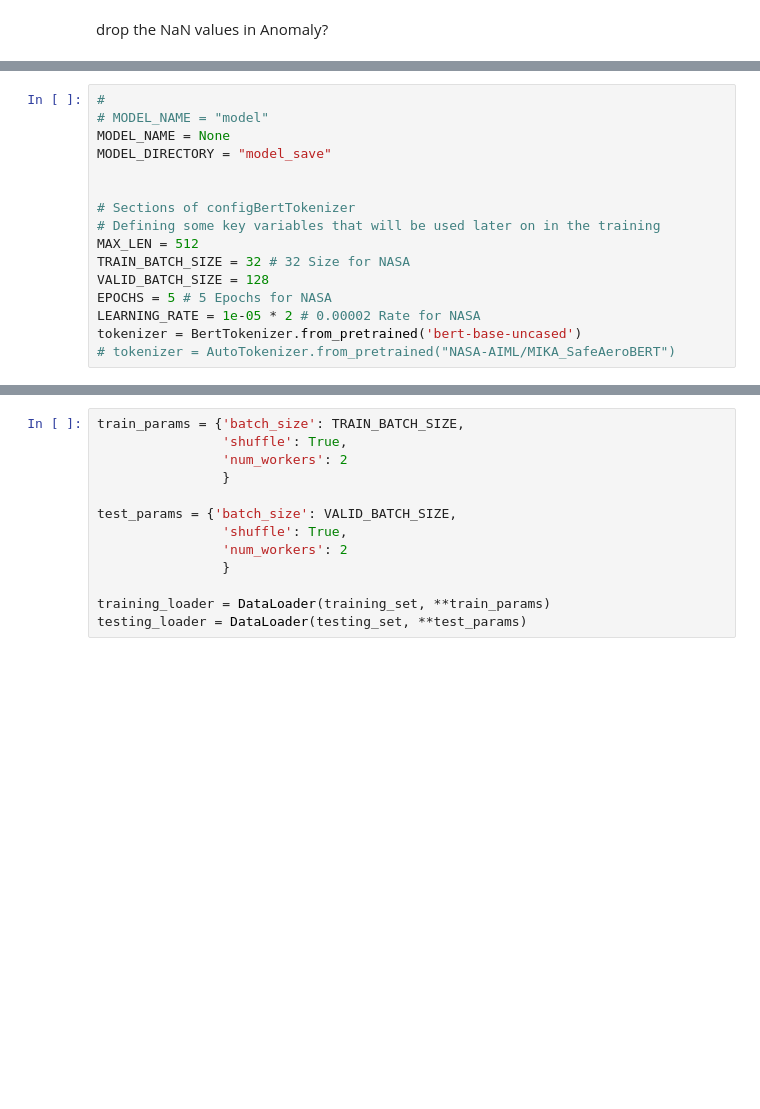
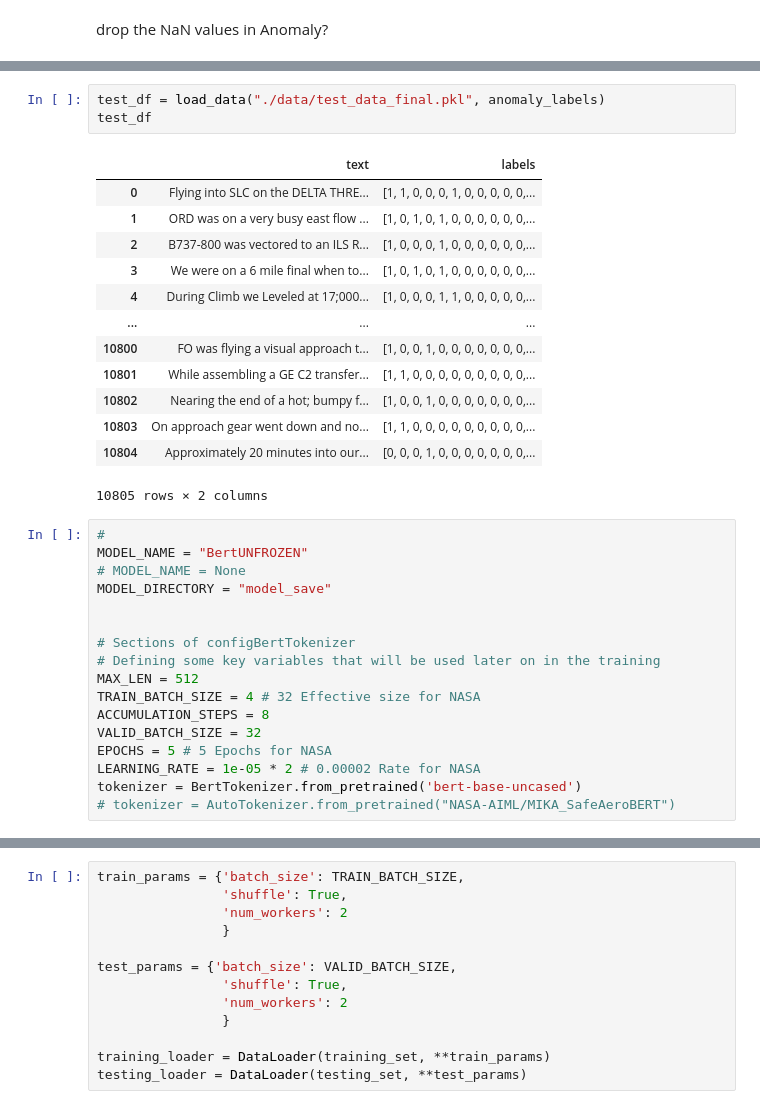
Before and after one commit to Gogonemnem/Safran-Project, a Jupyter notebook: aviation-classification.ipynb, the cells around one changed output, grey strips where cells are left out. Cells and saved outputs as stored; diff of their text form; blank space fills up the shorter version.

```diff
--- a/aviation-classification.ipynb
+++ b/aviation-classification.ipynb
@@ -95,15 +90,33 @@ A Dataframe with 10824 entries has been loaded
+# %%
+test_df = load_data("./data/test_data_final.pkl", anomaly_labels)
+test_df
+# %% [output]
+|  | text | labels |
+| 0 | Flying into SLC on the DELTA THRE... | [1, 1, 0, 0, 0, 1, 0, 0, 0, 0, 0,... |
+| 1 | ORD was on a very busy east flow ... | [1, 0, 1, 0, 1, 0, 0, 0, 0, 0, 0,... |
+| 2 | B737-800 was vectored to an ILS R... | [1, 0, 0, 0, 1, 0, 0, 0, 0, 0, 0,... |
+| 3 | We were on a 6 mile final when to... | [1, 0, 1, 0, 1, 0, 0, 0, 0, 0, 0,... |
+| 4 | During Climb we Leveled at 17;000... | [1, 0, 0, 0, 1, 1, 0, 0, 0, 0, 0,... |
+| ... | ... | ... |
+| 10800 | FO was flying a visual approach t... | [1, 0, 0, 1, 0, 0, 0, 0, 0, 0, 0,... |
+| 10801 | While assembling a GE C2 transfer... | [1, 1, 0, 0, 0, 0, 0, 0, 0, 0, 0,... |
+| 10802 | Nearing the end of a hot; bumpy f... | [1, 0, 0, 1, 0, 0, 0, 0, 0, 0, 0,... |
+| 10803 | On approach gear went down and no... | [1, 1, 0, 0, 0, 0, 0, 0, 0, 0, 0,... |
+| 10804 | Approximately 20 minutes into our... | [0, 0, 0, 1, 0, 0, 0, 0, 0, 0, 0,... |
+10805 rows × 2 columns
 # %%
 #
-# MODEL_NAME = "model"
-MODEL_NAME = None
+MODEL_NAME = "BertUNFROZEN"
+# MODEL_NAME = None
 MODEL_DIRECTORY = "model_save"
 
 
 # Sections of configBertTokenizer
 # Defining some key variables that will be used later on in the training
 MAX_LEN = 512
-TRAIN_BATCH_SIZE = 32 # 32 Size for NASA
-VALID_BATCH_SIZE = 128
+TRAIN_BATCH_SIZE = 4 # 32 Effective size for NASA
+ACCUMULATION_STEPS = 8
+VALID_BATCH_SIZE = 32
 EPOCHS = 5 # 5 Epochs for NASA
 LEARNING_RATE = 1e-05 * 2 # 0.00002 Rate for NASA
 tokenizer = BertTokenizer.from_pretrained('bert-base-uncased')
```
Also changed, not shown: parts of 15 cells of this notebook.
